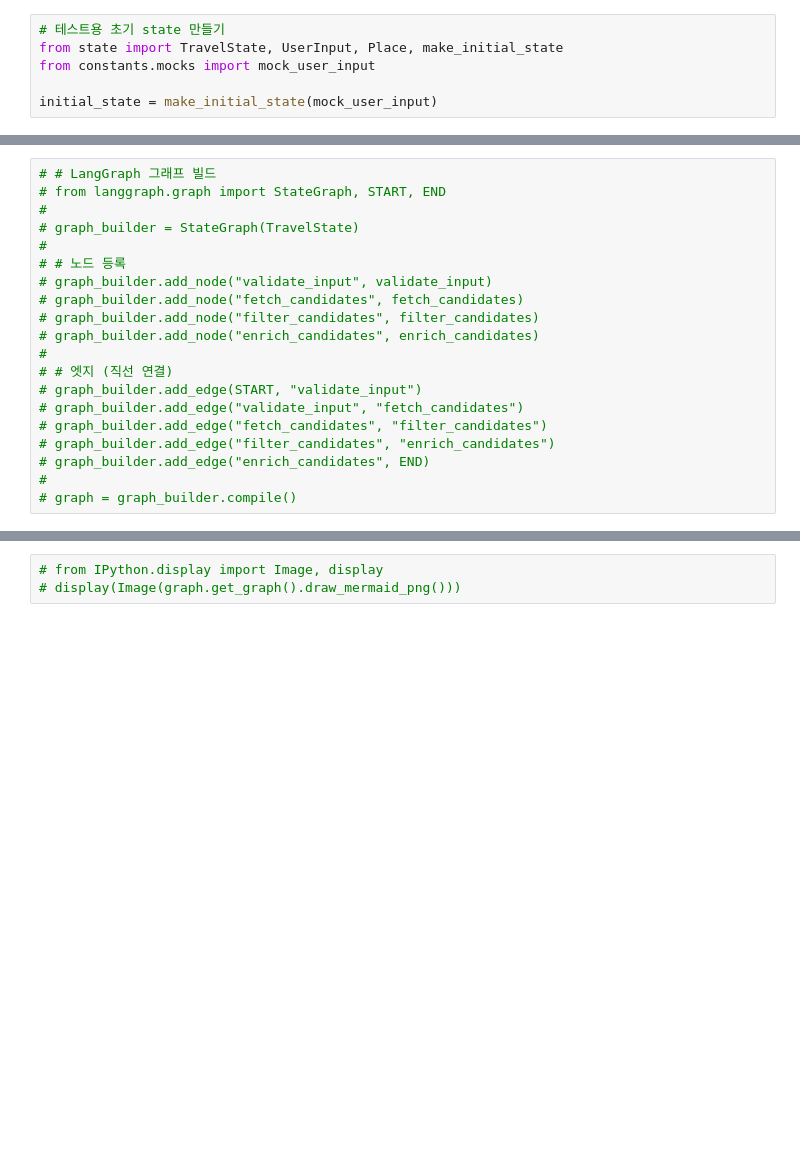
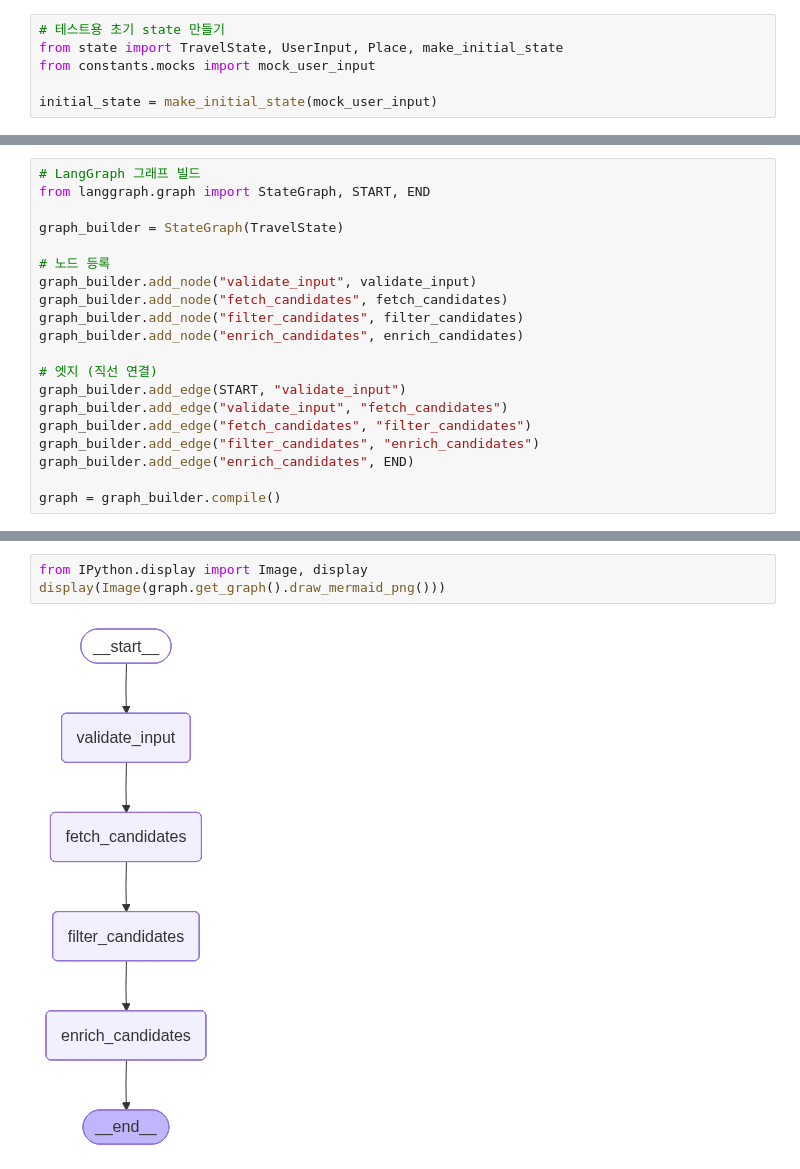
Before and after one commit to 1-yuna/Routick, a Jupyter notebook: ai/travel_recommender.ipynb, the cells around one changed output, grey strips where cells are left out. Drawn from its saved outputs; the diff is of its cells as text; blank space fills up the shorter version.

```diff
--- a/ai/travel_recommender.ipynb
+++ b/ai/travel_recommender.ipynb
@@ -115,21 +102,21 @@ LLM 호출: 30.5초
 # %%
-# # LangGraph 그래프 빌드
-# from langgraph.graph import StateGraph, START, END
-#
-# graph_builder = StateGraph(TravelState)
-#
-# # 노드 등록
-# graph_builder.add_node("validate_input", validate_input)
-# graph_builder.add_node("fetch_candidates", fetch_candidates)
-# graph_builder.add_node("filter_candidates", filter_candidates)
-# graph_builder.add_node("enrich_candidates", enrich_candidates)
-#
-# # 엣지 (직선 연결)
-# graph_builder.add_edge(START, "validate_input")
-# graph_builder.add_edge("validate_input", "fetch_candidates")
-# graph_builder.add_edge("fetch_candidates", "filter_candidates")
-# graph_builder.add_edge("filter_candidates", "enrich_candidates")
-# graph_builder.add_edge("enrich_candidates", END)
-#
-# graph = graph_builder.compile()
+# LangGraph 그래프 빌드
+from langgraph.graph import StateGraph, START, END
+
+graph_builder = StateGraph(TravelState)
+
+# 노드 등록
+graph_builder.add_node("validate_input", validate_input)
+graph_builder.add_node("fetch_candidates", fetch_candidates)
+graph_builder.add_node("filter_candidates", filter_candidates)
+graph_builder.add_node("enrich_candidates", enrich_candidates)
+
+# 엣지 (직선 연결)
+graph_builder.add_edge(START, "validate_input")
+graph_builder.add_edge("validate_input", "fetch_candidates")
+graph_builder.add_edge("fetch_candidates", "filter_candidates")
+graph_builder.add_edge("filter_candidates", "enrich_candidates")
+graph_builder.add_edge("enrich_candidates", END)
+
+graph = graph_builder.compile()
 # %%
@@ -151,3 +151,5 @@ LLM 호출: 30.5초
 # %%
-# from IPython.display import Image, display
-# display(Image(graph.get_graph().draw_mermaid_png()))
+from IPython.display import Image, display
+display(Image(graph.get_graph().draw_mermaid_png()))
+# %% [output]
+[figure, added]
```
Also changed, not shown: parts of 6 cells of this notebook, 4 other files.
